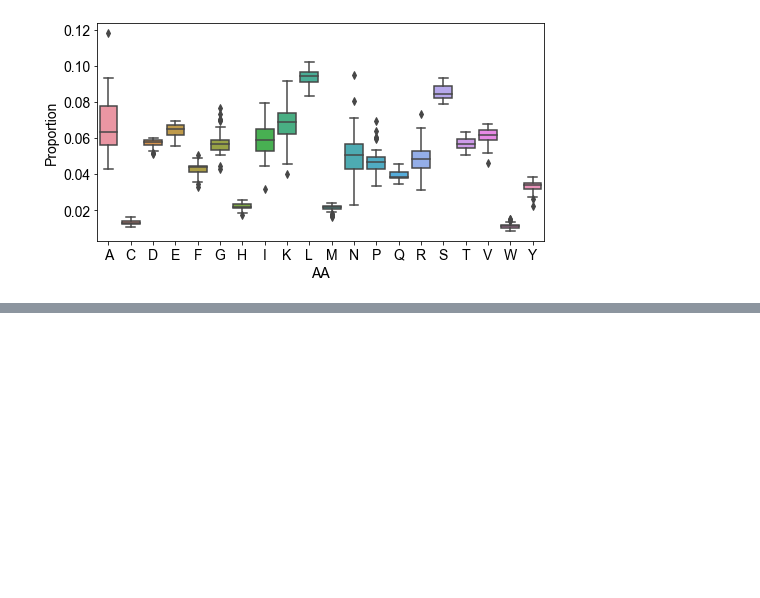
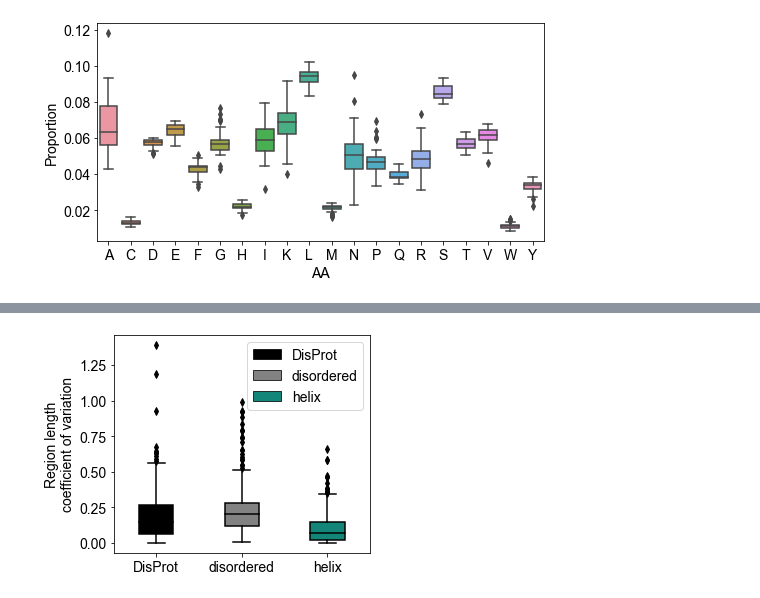
Before and after one commit to rosalindpan/hcrpaper, a Jupyter notebook: figures/FigureS4.ipynb, the cells around one changed output, grey strips where cells are left out. Saved outputs shown, nothing was run; the diff lists cells and outputs as text; code cells hidden in the pictures; blank space fills up the shorter version.

```diff
--- a/figures/FigureS4.ipynb
+++ b/figures/FigureS4.ipynb
@@ -196,0 +309,25 @@ plt.show()
+# %%
+diso_df = pd.read_csv("../data/misc/disprot_unique_yeast_regions.csv")
+diso_df.rename(columns={'region_sequence':'region.seq', 'start':'left.bound', 'end':'right.bound'}, inplace=True)
+
+print("Number of sequences before filtering: {}".format(len(diso_df)))
+# Filter out a few examples where disprot sequences is different than msa sequence from aybrah
+wrong_seq = []
+for index, row in diso_df.iterrows():
+    orf = row['orf']
+    try:
+        msa = AlignIO.read(open(fdir+str(orf)+'-aybrah.fa'), "fasta")
+    except ValueError:
+        print("{} aybrah file not found; excluding".format(orf))
+        wrong_seq.append(index)
+    contains_seq = False
+    for record in msa:
+        seq = crutil.remove_gaps(record.seq)
+        if row['region.seq'] in seq:
+            contains_seq = True
+    if not contains_seq:
+        wrong_seq.append(index)
+
+diso_df.drop(diso_df.index[wrong_seq], inplace=True)
+
+print("Number of sequences after filtering: {}".format(len(diso_df)))
@@ -196,0 +352,6 @@ plt.show()
+# %%
+newdisocols = diso_df.apply(get_row_length_props, args=(25,fdir,"-"), axis=1)
+newdisocols.columns = ['abs_coverage', 'rel_coverage', 'unfiltered_len_var', 'filtered_len_var']
+new_diso_df = diso_df.join(newdisocols)
+new_diso_df["label"] = "DisProt"
+new_diso_df.head()
@@ -196,0 +365,14 @@ plt.show()
+# %%
+diso_to_plot = new_diso_df[["label", 'region.seq', 'unfiltered_len_var', 'filtered_len_var']]
+hits_to_plot = newdf[['label', 'region.seq', 'unfiltered_len_var', 'filtered_len_var']]
+to_plot = pd.concat([diso_to_plot,hits_to_plot], axis=0)
+# %%
+plt.figure(figsize=(4.6,4))
+sns.boxplot(x="label", y = "unfiltered_len_var", hue='label', dodge=False, data = to_plot,
+            palette=['black', cscheme['dis'], cscheme['helix']], width=0.4)
+plt.xlabel(None)
+plt.ylabel("Region length\ncoefficient of variation")
+plt.legend(title=None)
+plt.show()
+# %% [output]
+[figure, added]
```
Also changed, not shown: parts of 10 cells of this notebook, 1 other file.
